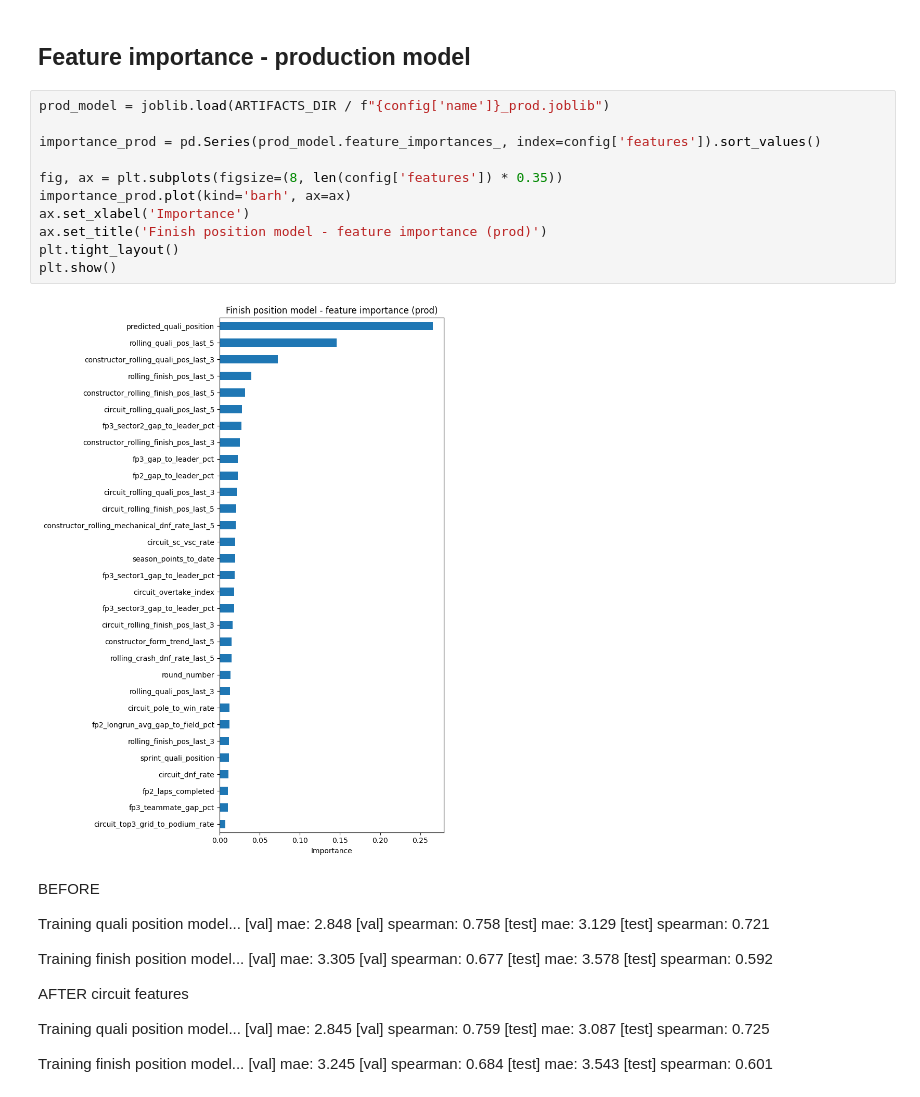
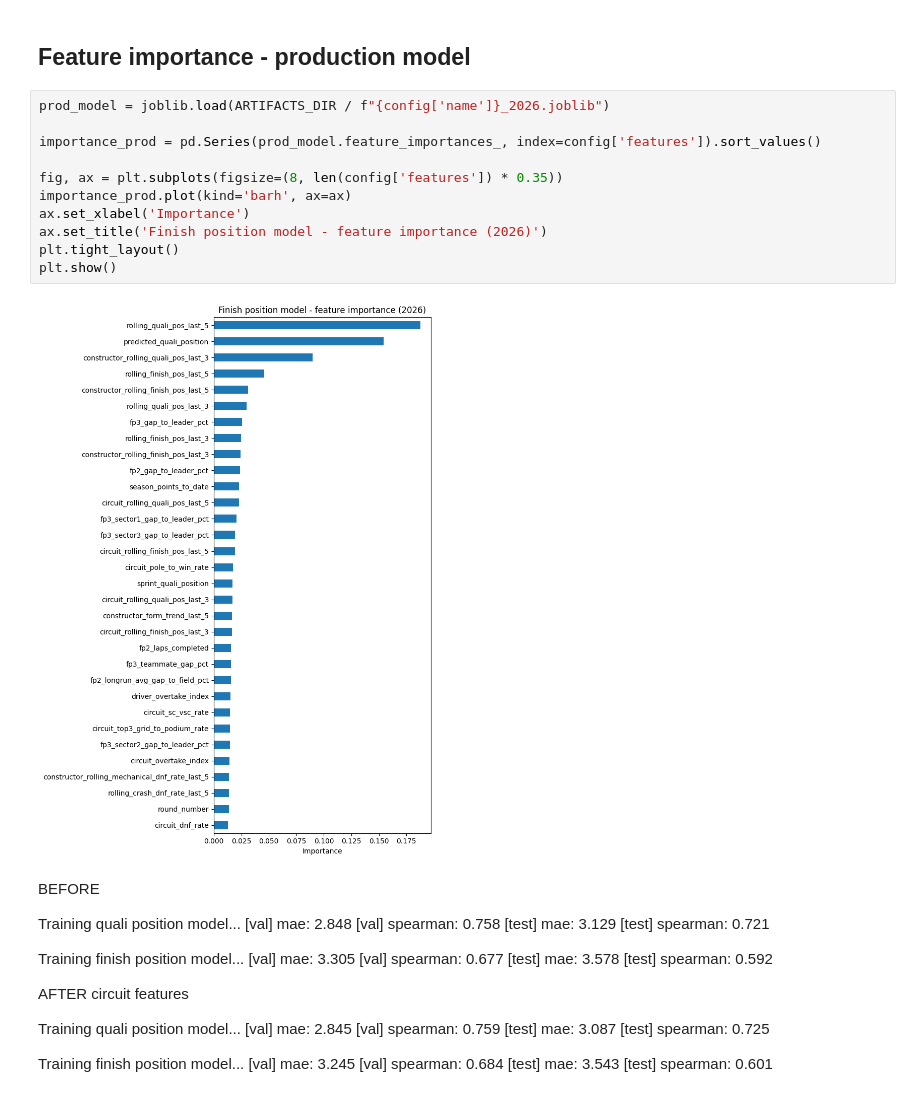
Before and after one commit to georgeputney/f1-fantasy-team-optimiser, a Jupyter notebook: notebooks/finish_position_modelling.ipynb, the cells around one changed output. Saved outputs shown, nothing was run; the diff lists cells and outputs as text.

```diff
--- a/notebooks/finish_position_modelling.ipynb
+++ b/notebooks/finish_position_modelling.ipynb
@@ -444,18 +444,18 @@ plt.show()
 # %% [markdown]
 ## Feature importance - production model
 # %%
-prod_model = joblib.load(ARTIFACTS_DIR / f"{config['name']}_prod.joblib")
+prod_model = joblib.load(ARTIFACTS_DIR / f"{config['name']}_2026.joblib")
 
 importance_prod = pd.Series(prod_model.feature_importances_, index=config['features']).sort_values()
 
 fig, ax = plt.subplots(figsize=(8, len(config['features']) * 0.35))
 importance_prod.plot(kind='barh', ax=ax)
 ax.set_xlabel('Importance')
-ax.set_title('Finish position model - feature importance (prod)')
+ax.set_title('Finish position model - feature importance (2026)')
 plt.tight_layout()
 plt.show()
 # %% [output]
-[figure, old version]
+[figure, new version]
 # %% [markdown]
 BEFORE
 
```
Also changed, not shown: parts of 10 cells of this notebook, 2 other files.
